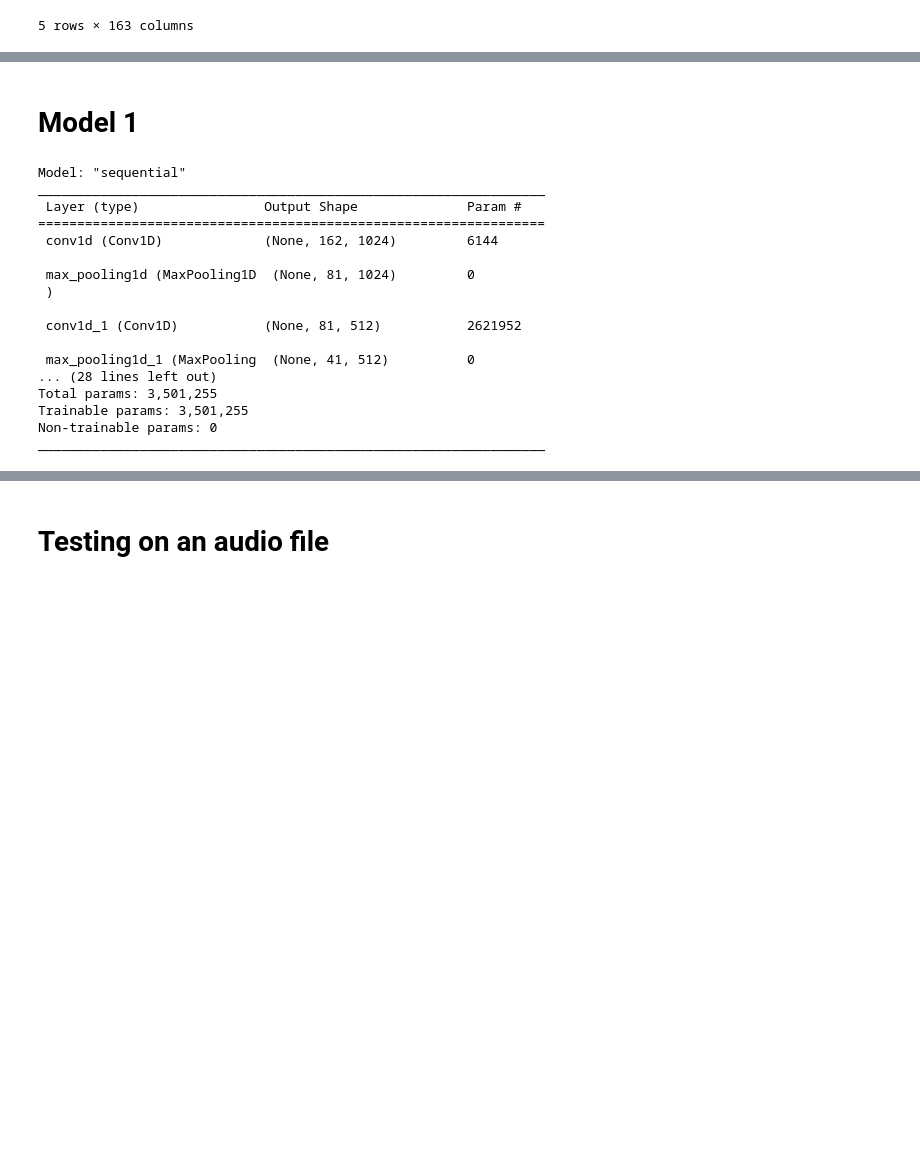
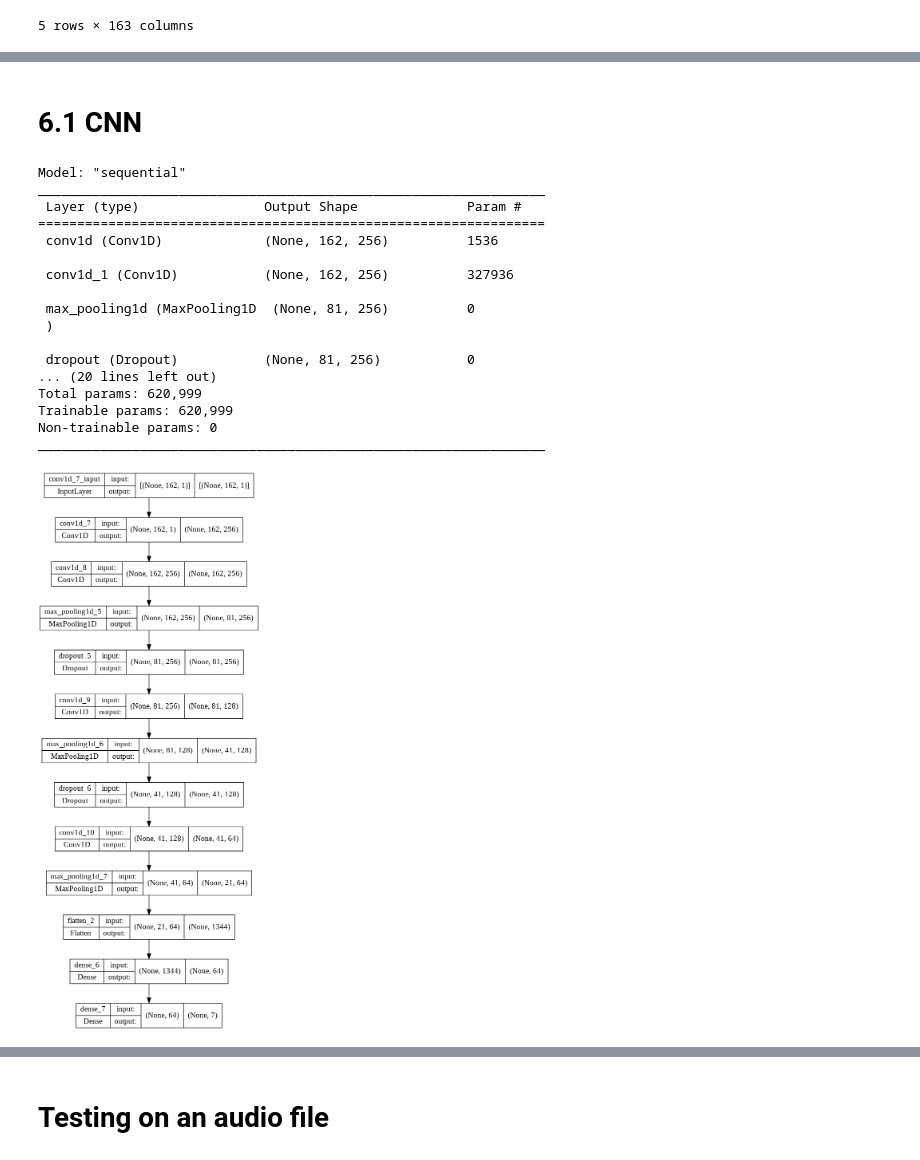
Before and after one commit to palash-21/Speech-Emotion-Recognition, a Jupyter notebook: Notebook.ipynb, the cells around one changed output, grey strips where cells are left out. Drawn from its saved outputs; the diff is of its cells as text; code cells hidden in the pictures; blank space fills up the shorter version.

```diff
--- a/Notebook.ipynb
+++ b/Notebook.ipynb
@@ -1348,48 +1307,48 @@ x_train.shape, y_train.shape, x_test.shape, y_test.shape
 # %% [markdown]
-# Model 1
+# 6.1 CNN
 # %%
-model=Sequential()
-model.add(Conv1D(1024, kernel_size=5, strides=1, padding='same', activation='relu', input_shape=(x_train.shape[1], 1)))
-model.add(MaxPooling1D(pool_size=2, strides = 2, padding = 'same'))
-
-model.add(Conv1D(512, kernel_size=5, strides=1, padding='same', activation='relu'))
-model.add(MaxPooling1D(pool_size=5, strides = 2, padding = 'same'))
+# Creating model
+model = Sequential()
+model.add(Conv1D(256, kernel_size=5, strides=1, padding='same', activation='relu',input_shape=(x_train.shape[1], 1)))
 
 model.add(Conv1D(256, kernel_size=5, strides=1, padding='same', activation='relu'))
 model.add(MaxPooling1D(pool_size=5, strides = 2, padding = 'same'))
-model.add(Dropout(0.8))
+model.add(Dropout(0.4))
 
 model.add(Conv1D(128, kernel_size=5, strides=1, padding='same', activation='relu'))
 model.add(MaxPooling1D(pool_size=5, strides = 2, padding = 'same'))
-#model.add(Dropout(0.6))
+model.add(Dropout(0.4))
 
 model.add(Conv1D(64, kernel_size=5, strides=1, padding='same', activation='relu'))
 model.add(MaxPooling1D(pool_size=5, strides = 2, padding = 'same'))
-model.add(Dropout(0.8))
+#model.add(Dropout(0.4))
 
 model.add(Flatten())
-model.add(Dense(units=32, activation='relu'))
-#model.add(Dropout(0.3))
+model.add(Dense(64,activation='relu'))
+model.add(Dense(7,activation='softmax'))
 
-model.add(Dense(units=7, activation='softmax'))
-model.compile(optimizer = 'adam' , loss = 'categorical_crossentropy' , metrics = ['accuracy'])
+model.compile(loss='categorical_crossentropy', optimizer='Adam', metrics=['accuracy'])
 model.summary()
 # %% [output]
 Model: "sequential"
 _________________________________________________________________
  Layer (type)                Output Shape              Param #
 =================================================================
- conv1d (Conv1D)             (None, 162, 1024)         6144
+ conv1d (Conv1D)             (None, 162, 256)          1536
 
- max_pooling1d (MaxPooling1D  (None, 81, 1024)         0
+ conv1d_1 (Conv1D)           (None, 162, 256)          327936
+
+ max_pooling1d (MaxPooling1D  (None, 81, 256)          0
  )
 
- conv1d_1 (Conv1D)           (None, 81, 512)           2621952
-
- max_pooling1d_1 (MaxPooling  (None, 41, 512)          0
-... (28 lines left out)
-Total params: 3,501,255
-Trainable params: 3,501,255
+ dropout (Dropout)           (None, 81, 256)           0
+... (20 lines left out)
+Total params: 620,999
+Trainable params: 620,999
 Non-trainable params: 0
 _________________________________________________________________
+# %%
+plot_model(model, to_file='model_plot.png', show_shapes=True, show_layer_names=True)
+# %% [output]
+[figure, added]
 # %%
```
Also changed, not shown: parts of 100 cells of this notebook.
